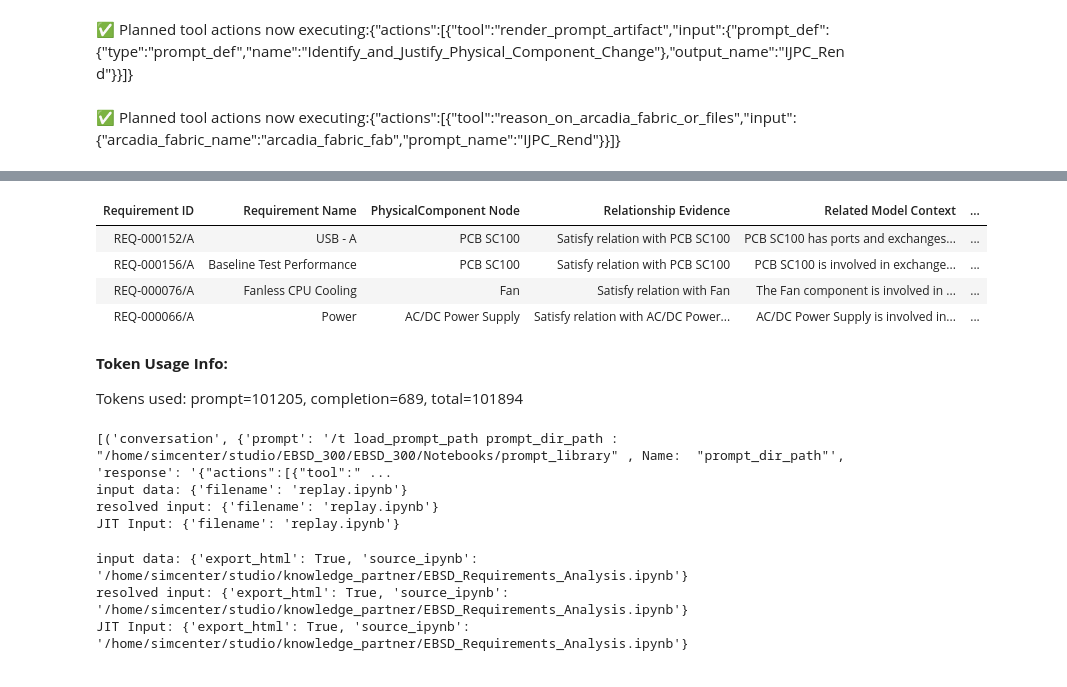
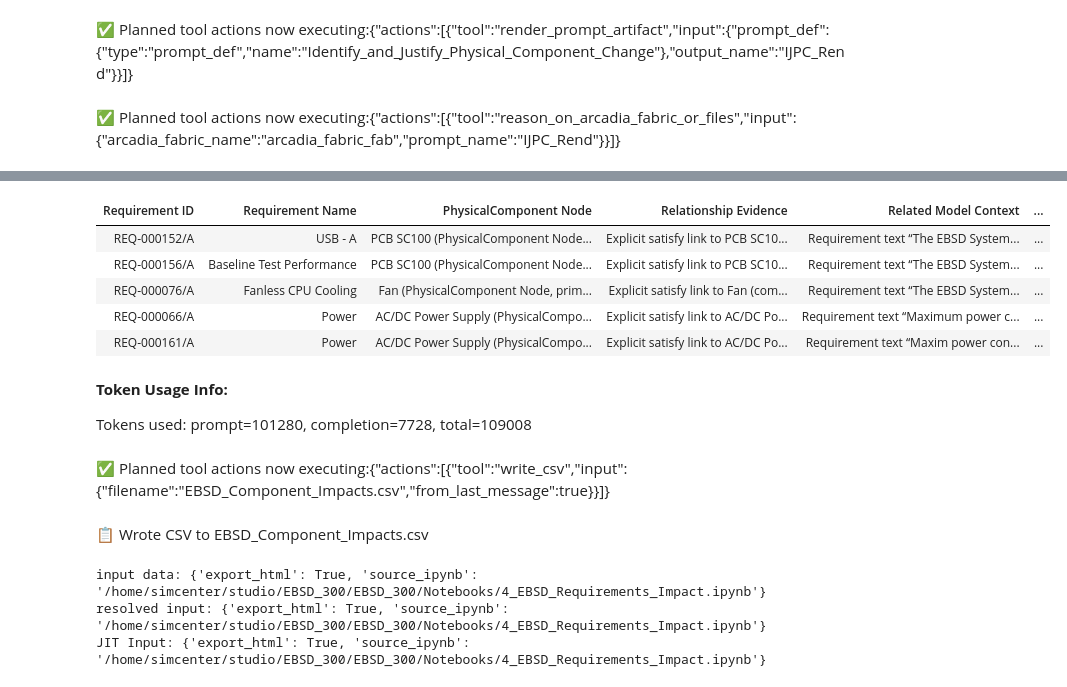
Before and after one commit to tkSDISW/EBSD_300, a Jupyter notebook: EBSD_300/Notebooks/4_EBSD_Requirements_Impact.ipynb, the cells around one changed output, grey strips where cells are left out. Cells and saved outputs as stored; diff of their text form; code cells hidden in the pictures.

Commit message:
Add optimized version of 3 of notebooks.

```diff
--- a/EBSD_300/Notebooks/4_EBSD_Requirements_Impact.ipynb
+++ b/EBSD_300/Notebooks/4_EBSD_Requirements_Impact.ipynb
@@ -132,7 +139,7 @@ res = agent.act('/t render_prompt_artifact {"prompt_def": {"type":"prompt_def",
 # %% [output]
 ✅ Planned tool actions now executing:{"actions":[{"tool":"render_prompt_artifact","input":{"prompt_def":{"type":"prompt_def","name":"Identify_and_Justify_Physical_Component_Change"},"output_name":"IJPC_Rend"}}]}
 # %%
-res = agent.act('/t reason_on_arcadia_fabric_or_files using arcadia_fabric_name:arcadia_fabric_fab, and prompt_name: IJPC_Rend' )
+res = agent.act('/t reason_on_arcadia_fabric_or_files using arcadia_fabric_name="arcadia_fabric_fab", and prompt_name: IJPC_Rend' )
 #from pprint import pprint; pprint(res)
 # %% [output]
 ✅ Planned tool actions now executing:{"actions":[{"tool":"reason_on_arcadia_fabric_or_files","input":{"arcadia_fabric_name":"arcadia_fabric_fab","prompt_name":"IJPC_Rend"}}]}
@@ -170,37 +177,38 @@ Explain the likely architectural consequence of a requirement change, such as im
 - verification expectations
 - connected exchanges or neighboring components
 
 Step 3 — Separate evidence from inference
 Clearly distinguish:
 - what is explicitly supported by the fabric
 - what is a reasonable engineering inference from that model content
 
 Avoid overcommitting to specific design solutions unless the fabric directly supports them.
 
 Step 4 — Include downstream architectural effects
 After explaining the direct node impact, include any immediate downstream effect on related functions, interfaces, exchanges, or connected components when supported by the fabric.
 
 Output format:
 Return a markdown table with these columns:
 
 | Requirement ID | Requirement Name | PhysicalComponent Node | Relationship Evidence | Related Model Context | Impact Type | Detailed Rationale |
 
 Where:
 - Relationship Evidence describes how the requirement and node are connected in the fabric
 - Related Model Context summarizes the most relevant surrounding model content
 - Impact Type is one of: Direct Impact, Indirect Impact, Constraint, Potential Downstream Impact
 - Detailed Rationale explains both the model-grounded impact and any clearly marked engineering inference
 
 Important guidance:
 - First locate the requirement-to-node relationship, then write the rationale
 - Prefer architecture-grounded explanations over generic systems engineering wording
 - Use cautious wording for inferred impacts such as "may require", "likely affects", or "could drive"
 - Include direct and immediate downstream impacts when visible from the fabric
 | Requirement ID | Requirement Name | PhysicalComponent Node | Relationship Evidence | Related Model Context | ... |
-| REQ-000152/A | USB - A | PCB SC100 | Satisfy relation with PCB SC100 | PCB SC100 has ports and exchanges... | ... |
-| REQ-000156/A | Baseline Test Performance | PCB SC100 | Satisfy relation with PCB SC100 | PCB SC100 is involved in exchange... | ... |
-| REQ-000076/A | Fanless CPU Cooling | Fan | Satisfy relation with Fan | The Fan component is involved in ... | ... |
-| REQ-000066/A | Power | AC/DC Power Supply | Satisfy relation with AC/DC Power... | AC/DC Power Supply is involved in... | ... |
+| REQ-000152/A | USB - A | PCB SC100 (PhysicalComponent Node... | Explicit satisfy link to PCB SC10... | Requirement text “The EBSD System... | ... |
+| REQ-000156/A | Baseline Test Performance | PCB SC100 (PhysicalComponent Node... | Explicit satisfy link to PCB SC10... | Requirement text “The EBSD System... | ... |
+| REQ-000076/A | Fanless CPU Cooling | Fan (PhysicalComponent Node, prim... | Explicit satisfy link to Fan (com... | Requirement text “The EBSD System... | ... |
+| REQ-000066/A | Power | AC/DC Power Supply (PhysicalCompo... | Explicit satisfy link to AC/DC Po... | Requirement text “Maximum power c... | ... |
+| REQ-000161/A | Power | AC/DC Power Supply (PhysicalCompo... | Explicit satisfy link to AC/DC Po... | Requirement text “Maxim power con... | ... |
 **Token Usage Info:**
 
-Tokens used: prompt=101205, completion=689, total=101894
+Tokens used: prompt=101280, completion=7728, total=109008
@@ -210,35 +215,25 @@ Tokens used: prompt=101205, completion=689, total=101894
 # %%
-
-#res = agent.act('/t write_csv of the table')
+res = agent.act('/t write_csv filename="EBSD_Component_Impacts.csv" from_last_message=true')
 #from pprint import pprint; pprint(res)
+# %% [output]
+✅ Planned tool actions now executing:{"actions":[{"tool":"write_csv","input":{"filename":"EBSD_Component_Impacts.csv","from_last_message":true}}]}
+📋 Wrote CSV to EBSD_Component_Impacts.csv
 # %%
 #Start interactive chat with file attach + artifact capture
 # Call chat as a tool
 #agent.run("interactive_chat", input_data={
 #    "context": "You are a systems engineering assistant."
 #}, agent=agent)
-# %%
-pkg = agent.artifacts.get_active_package()
-print([ (a.type, a.content) for a in pkg.artifacts.values() if a.type == "conversation"])
-
-#agent.dump_chat_transcript("Run Transcript")
-
-result = agent.run("notebook_export", input_data={"filename": "replay.ipynb"}, agent=agent)
-# %% [output]
-[('conversation', {'prompt': '/t load_prompt_path prompt_dir_path :  "/home/simcenter/studio/EBSD_300/EBSD_300/Notebooks/prompt_library" , Name:  "prompt_dir_path"', 'response': '{"actions":[{"tool":" ...
-input data: {'filename': 'replay.ipynb'}
-resolved input: {'filename': 'replay.ipynb'}
-JIT Input: {'filename': 'replay.ipynb'}
 # %%
 result = agent.run(
     "notebook_export",
     input_data={
         "export_html": True,
-        "source_ipynb": r"/home/simcenter/studio/knowledge_partner/EBSD_Requirements_Analysis.ipynb",
+        "source_ipynb": r"/home/simcenter/studio/EBSD_300/EBSD_300/Notebooks/4_EBSD_Requirements_Impact.ipynb",
     },
     agent=agent
 )
 # %% [output]
-input data: {'export_html': True, 'source_ipynb': '/home/simcenter/studio/knowledge_partner/EBSD_Requirements_Analysis.ipynb'}
-resolved input: {'export_html': True, 'source_ipynb': '/home/simcenter/studio/knowledge_partner/EBSD_Requirements_Analysis.ipynb'}
-JIT Input: {'export_html': True, 'source_ipynb': '/home/simcenter/studio/knowledge_partner/EBSD_Requirements_Analysis.ipynb'}
+input data: {'export_html': True, 'source_ipynb': '/home/simcenter/studio/EBSD_300/EBSD_300/Notebooks/4_EBSD_Requirements_Impact.ipynb'}
+resolved input: {'export_html': True, 'source_ipynb': '/home/simcenter/studio/EBSD_300/EBSD_300/Notebooks/4_EBSD_Requirements_Impact.ipynb'}
+JIT Input: {'export_html': True, 'source_ipynb': '/home/simcenter/studio/EBSD_300/EBSD_300/Notebooks/4_EBSD_Requirements_Impact.ipynb'}
```
Also changed, not shown: parts of 8 cells of this notebook, 5 other files.
